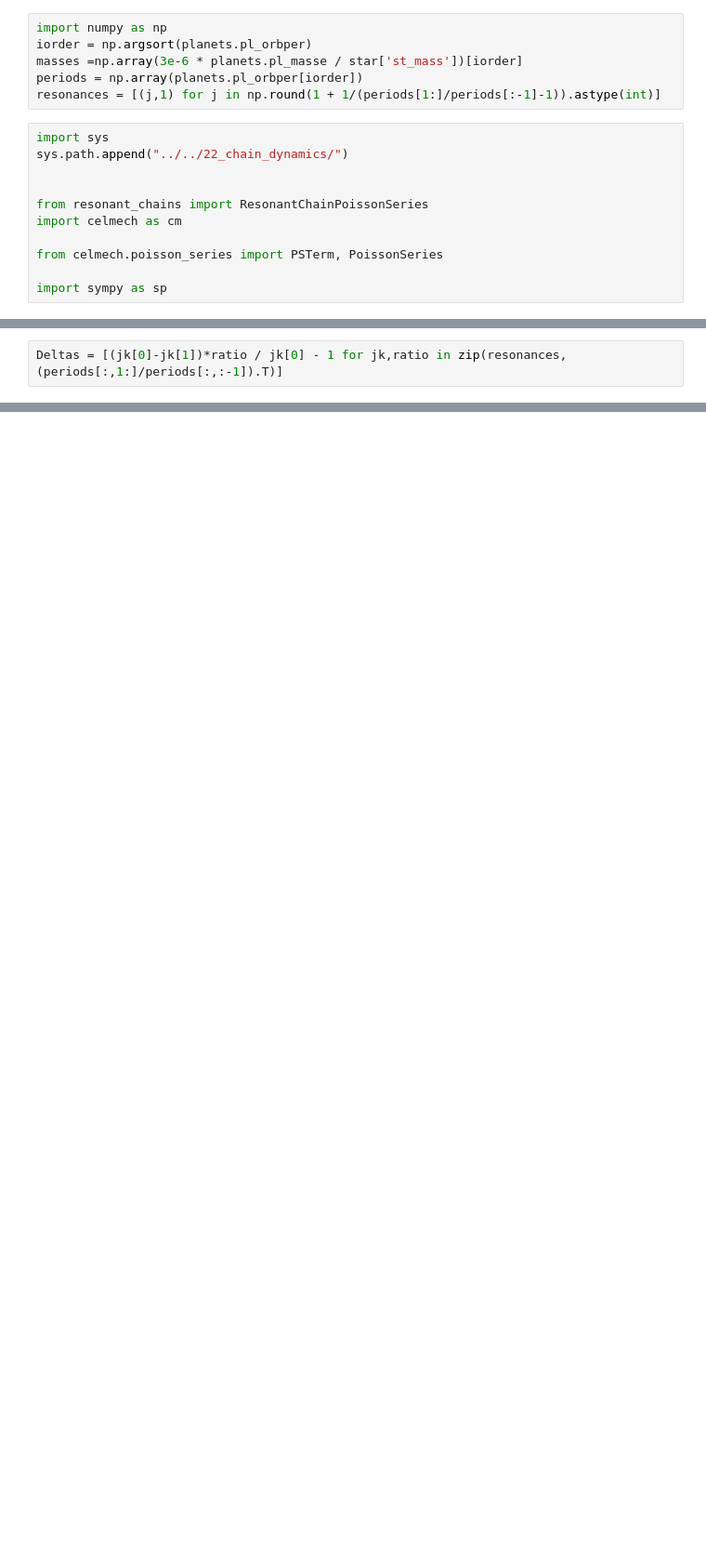
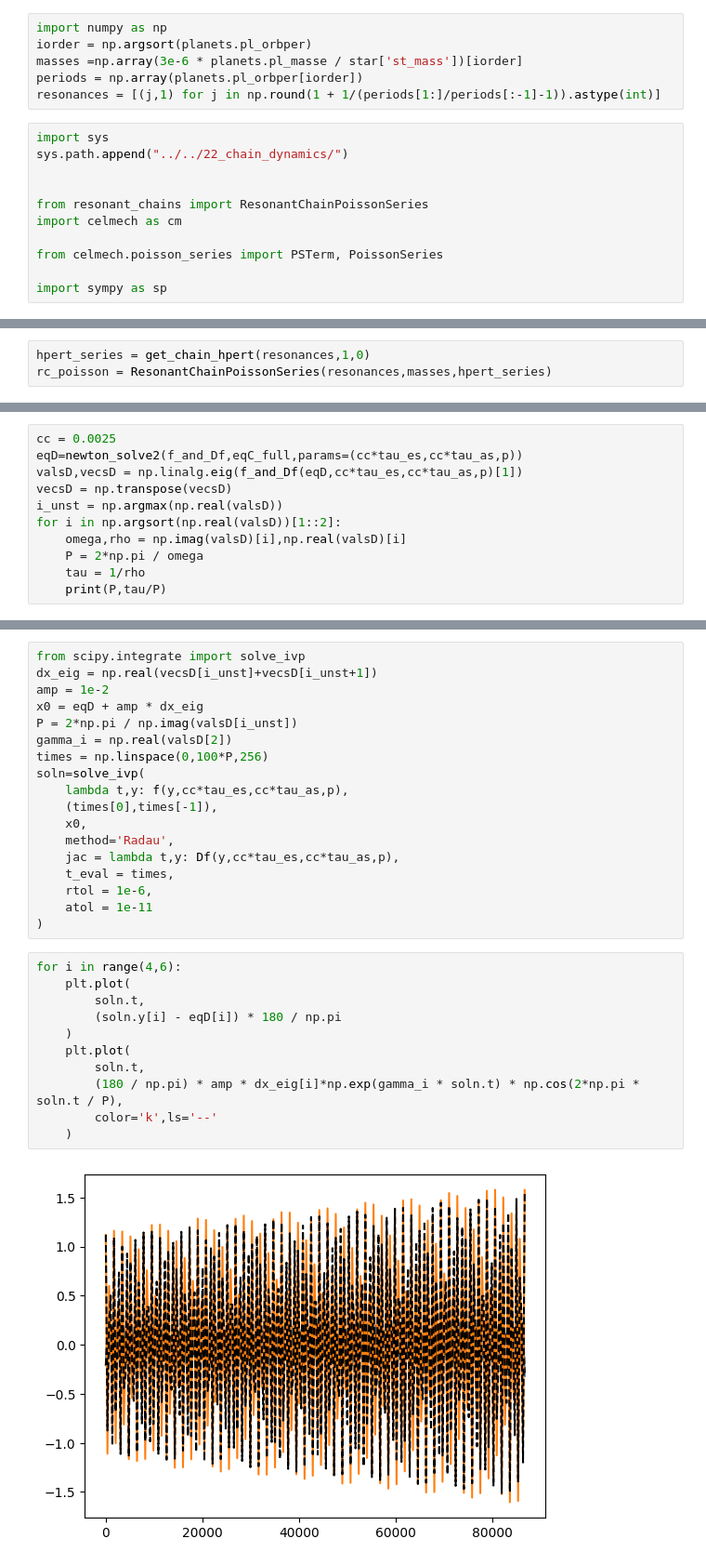
Before and after one commit to shadden/resonant_chains, a Jupyter notebook: k223_example.ipynb, the cells around one changed output, grey strips where cells are left out. Shown at 93% size. Saved outputs shown, nothing was run; the diff lists cells and outputs as text; blank space fills up the shorter version.

```diff
--- a/k223_example.ipynb
+++ b/k223_example.ipynb
@@ -193,2 +100,0 @@ plt.plot(eqs[:,5]-eqs[0,5])
-# %%
-Deltas = [(jk[0]-jk[1])*ratio / jk[0] - 1 for jk,ratio in zip(resonances,(periods[:,1:]/periods[:,:-1]).T)]
@@ -385,0 +152,3 @@ array([0., 0., 0., 0., 0., 0., 0., 0., 0., 0., 0., 0., 0., 0.])
+# %%
+hpert_series = get_chain_hpert(resonances,1,0)
+rc_poisson = ResonantChainPoissonSeries(resonances,masses,hpert_series)
@@ -385,0 +396,11 @@ array([0., 0., 0., 0., 0., 0., 0., 0., 0., 0., 0., 0., 0., 0.])
+# %%
+cc = 0.0025
+eqD=newton_solve2(f_and_Df,eqC_full,params=(cc*tau_es,cc*tau_as,p))
+valsD,vecsD = np.linalg.eig(f_and_Df(eqD,cc*tau_es,cc*tau_as,p)[1])
+vecsD = np.transpose(vecsD)
+i_unst = np.argmax(np.real(valsD))
+for i in np.argsort(np.real(valsD))[1::2]:
+    omega,rho = np.imag(valsD)[i],np.real(valsD)[i]
+    P = 2*np.pi / omega
+    tau = 1/rho
+    print(P,tau/P)
@@ -385,0 +414,31 @@ array([0., 0., 0., 0., 0., 0., 0., 0., 0., 0., 0., 0., 0., 0.])
+# %%
+from scipy.integrate import solve_ivp
+dx_eig = np.real(vecsD[i_unst]+vecsD[i_unst+1])
+amp = 1e-2
+x0 = eqD + amp * dx_eig
+P = 2*np.pi / np.imag(valsD[i_unst])
+gamma_i = np.real(valsD[2])
+times = np.linspace(0,100*P,256)
+soln=solve_ivp(
+    lambda t,y: f(y,cc*tau_es,cc*tau_as,p),
+    (times[0],times[-1]),
+    x0,
+    method='Radau',
+    jac = lambda t,y: Df(y,cc*tau_es,cc*tau_as,p),
+    t_eval = times,
+    rtol = 1e-6,
+    atol = 1e-11
+)
+# %%
+for i in range(4,6):
+    plt.plot(
+        soln.t,
+        (soln.y[i] - eqD[i]) * 180 / np.pi
+    )
+    plt.plot(
+        soln.t,
+        (180 / np.pi) * amp * dx_eig[i]*np.exp(gamma_i * soln.t) * np.cos(2*np.pi * soln.t / P),
+        color='k',ls='--'
+    )
+# %% [output]
+[figure, added]
```
Also changed, not shown: parts of 63 cells of this notebook, 2 other files.
